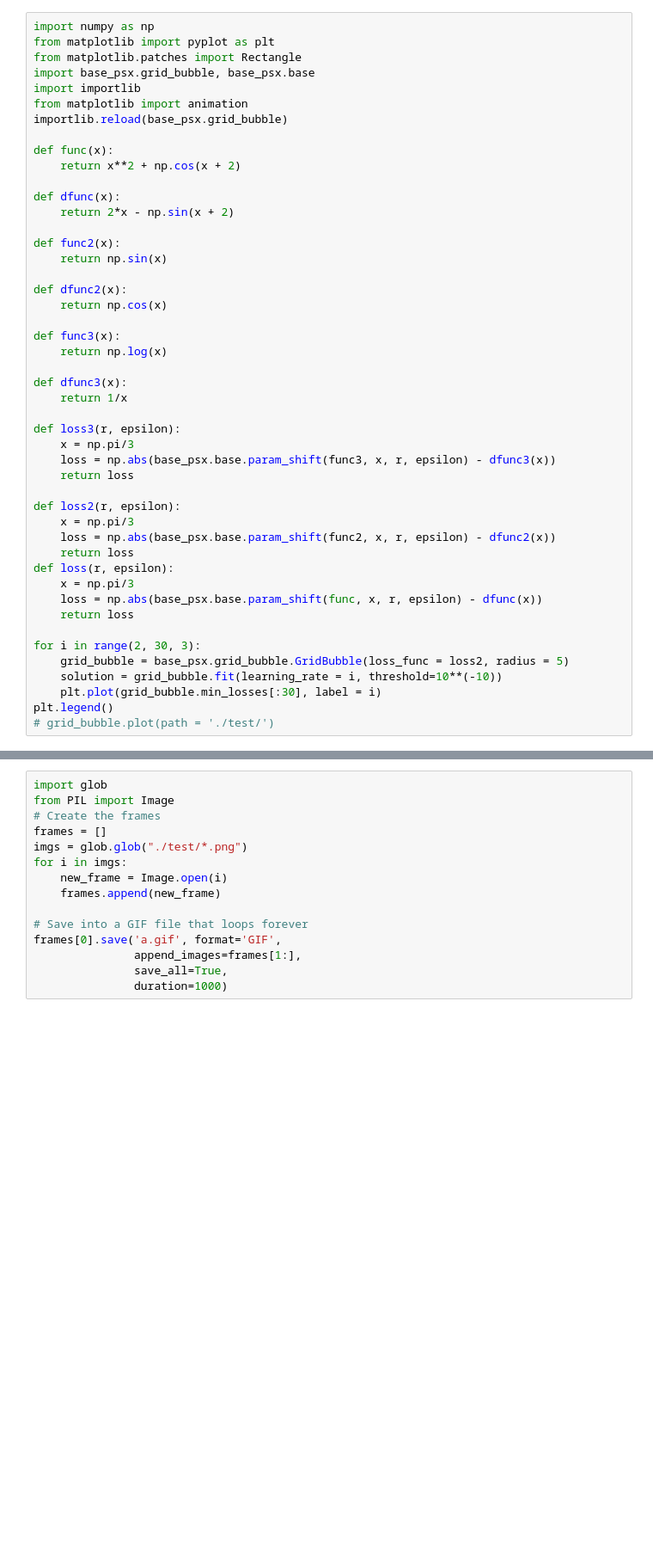
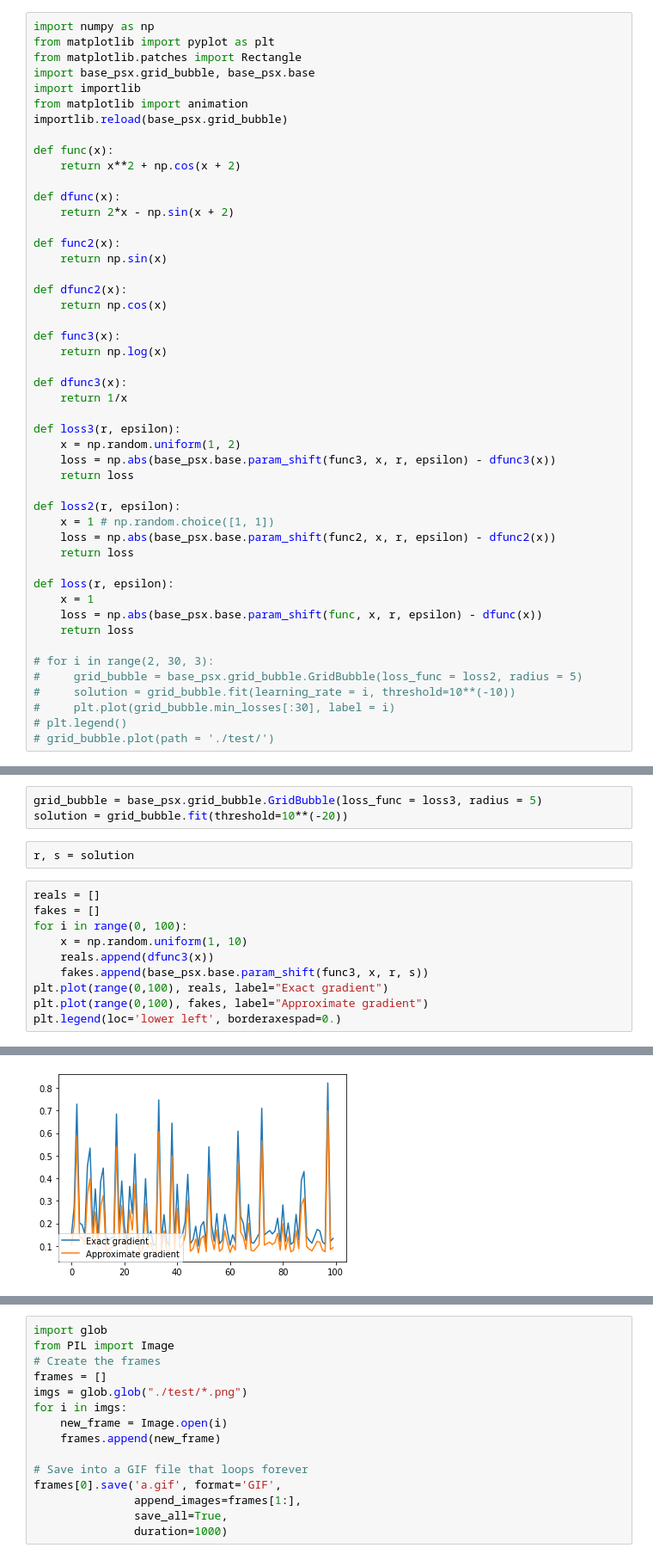
Before and after one commit to vutuanhai237/BBOByParameterShiftRule, a Jupyter notebook: grid_search.ipynb, the cells around one changed output, grey strips where cells are left out. Shown: that part at 86% size. Cells and saved outputs as stored; diff of their text form; blank space fills up the shorter version.

```diff
--- a/grid_search.ipynb
+++ b/grid_search.ipynb
@@ -26,22 +26,23 @@ def dfunc3(x):
     return 1/x
 
 def loss3(r, epsilon):
-    x = np.pi/3
+    x = np.random.uniform(1, 2)
     loss = np.abs(base_psx.base.param_shift(func3, x, r, epsilon) - dfunc3(x))
     return loss
 
 def loss2(r, epsilon):
-    x = np.pi/3
+    x = 1 # np.random.choice([1, 1])
     loss = np.abs(base_psx.base.param_shift(func2, x, r, epsilon) - dfunc2(x))
     return loss
+
 def loss(r, epsilon):
-    x = np.pi/3
+    x = 1
     loss = np.abs(base_psx.base.param_shift(func, x, r, epsilon) - dfunc(x))
     return loss
 
-for i in range(2, 30, 3):
-    grid_bubble = base_psx.grid_bubble.GridBubble(loss_func = loss2, radius = 5)
-    solution = grid_bubble.fit(learning_rate = i, threshold=10**(-10))
-    plt.plot(grid_bubble.min_losses[:30], label = i)
-plt.legend()
+# for i in range(2, 30, 3):
+#     grid_bubble = base_psx.grid_bubble.GridBubble(loss_func = loss2, radius = 5)
+#     solution = grid_bubble.fit(learning_rate = i, threshold=10**(-10))
+#     plt.plot(grid_bubble.min_losses[:30], label = i)
+# plt.legend()
 # grid_bubble.plot(path = './test/')
@@ -56,0 +57,16 @@ r*(func(np.pi/3 + s) - func(np.pi/3 - s))
+# %%
+grid_bubble = base_psx.grid_bubble.GridBubble(loss_func = loss3, radius = 5)
+solution = grid_bubble.fit(threshold=10**(-20))
+# %%
+r, s = solution
+# %%
+reals = []
+fakes = []
+for i in range(0, 100):
+    x = np.random.uniform(1, 10)
+    reals.append(dfunc3(x))
+    fakes.append(base_psx.base.param_shift(func3, x, r, s))
+plt.plot(range(0,100), reals, label="Exact gradient")
+plt.plot(range(0,100), fakes, label="Approximate gradient")
+plt.legend(loc='lower left', borderaxespad=0.)
+# %% [output]
@@ -56,0 +74 @@ r*(func(np.pi/3 + s) - func(np.pi/3 - s))
+[figure, added]
```
Also changed, not shown: parts of 6 cells of this notebook, 4 other files.
